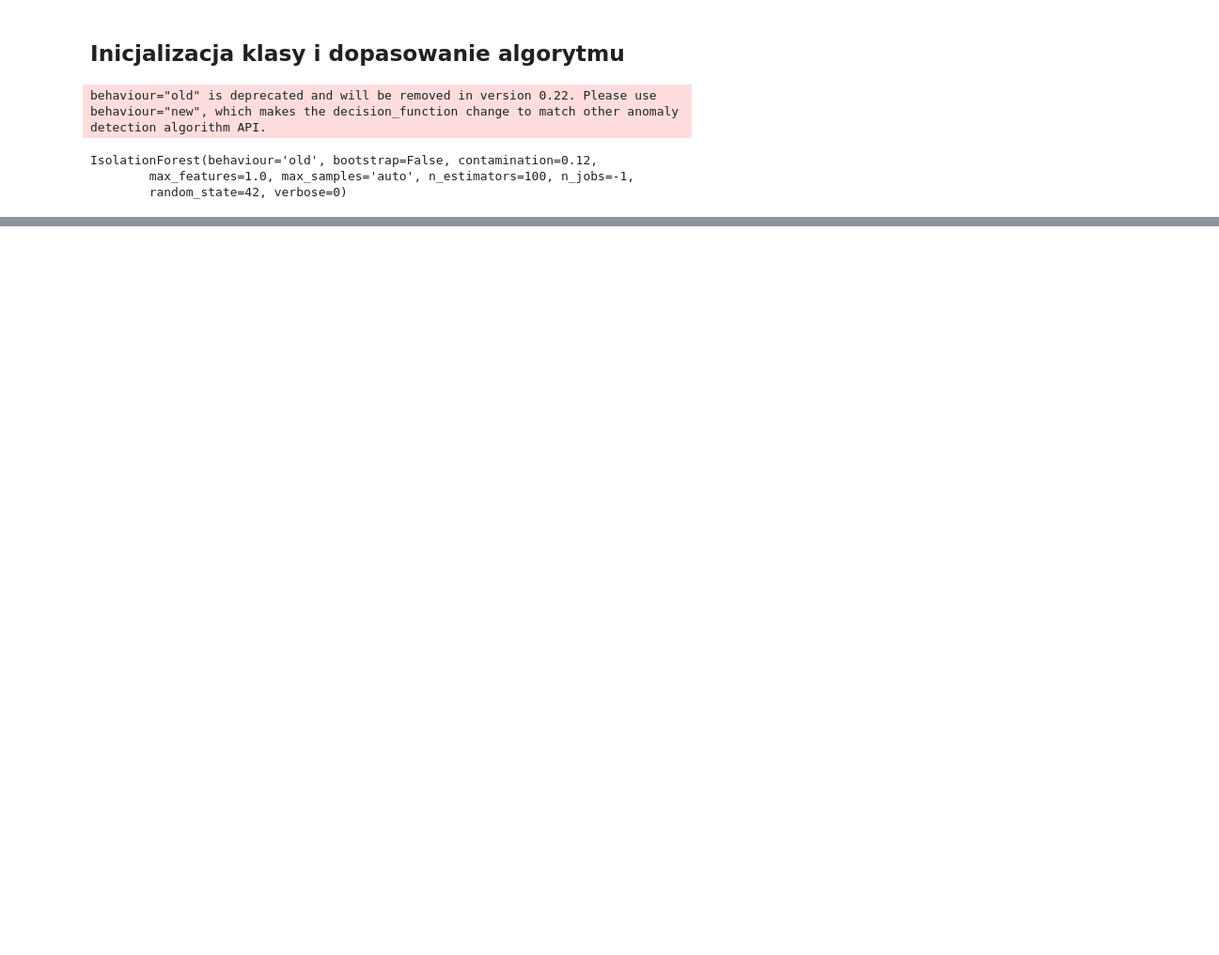
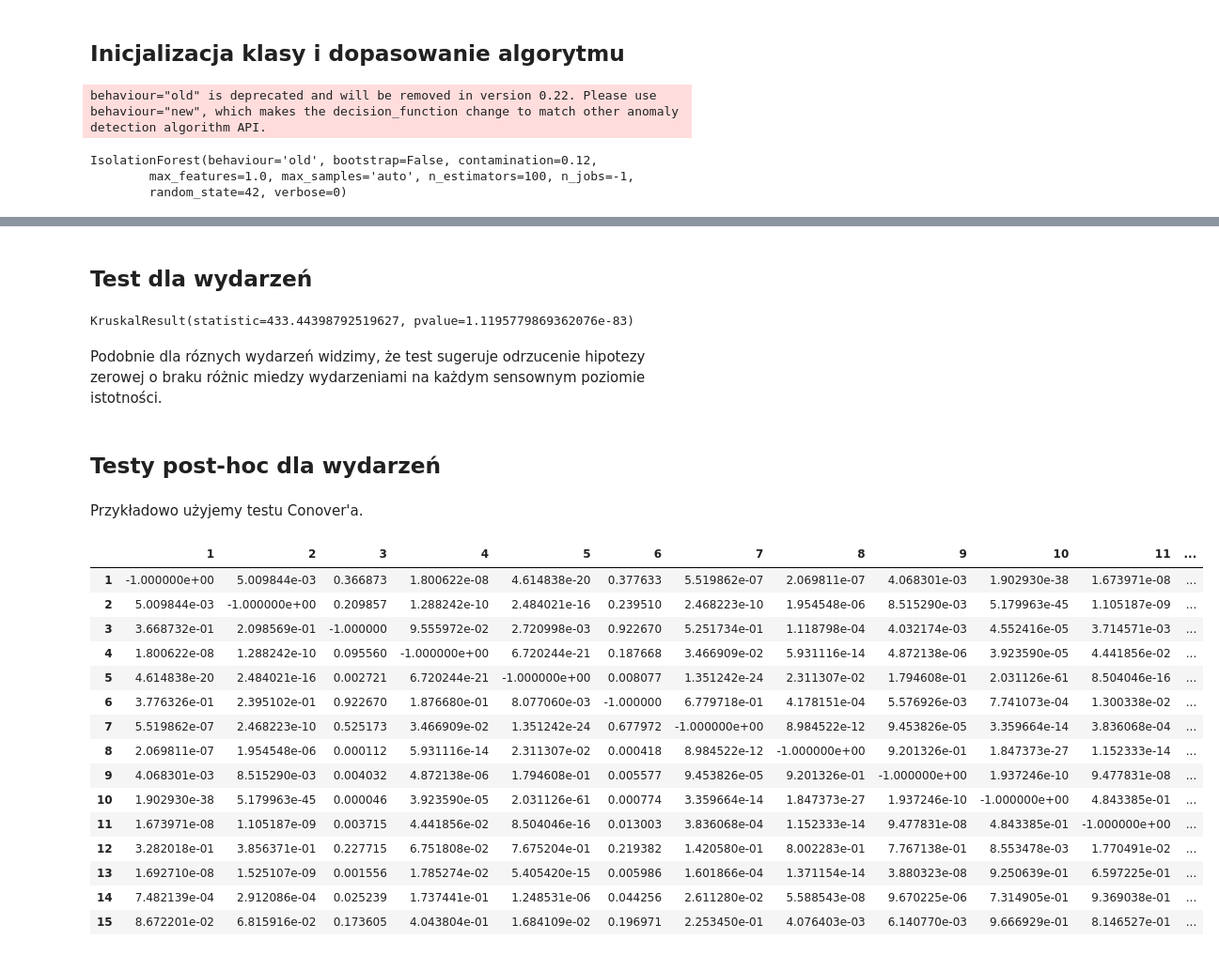
Before and after one commit to izakos/Projekt-eksploracyjna_analiza_danych, a Jupyter notebook: skrypty/Analiza statystyczna.ipynb, the cells around one changed output, grey strips where cells are left out. Shown: that part at 94% size. Drawn from its saved outputs; the diff is of its cells as text; code cells hidden in the pictures; blank space fills up the shorter version.

```diff
--- a/skrypty/Analiza statystyczna.ipynb
+++ b/skrypty/Analiza statystyczna.ipynb
@@ -127,0 +241,40 @@ Data with input dtype int64, float64 were all converted to float64 by StandardSc
+# %% [markdown]
+## Test dla wydarzeń
+# %%
+y = []
+for ids, event in enumerate(pd.unique(dane.events)):
+    y.append(dane[dane.events == event].iloc[:,5:24].avg_temp)
+
+stats.kruskal(*y)
+# %% [output]
+KruskalResult(statistic=433.44398792519627, pvalue=1.1195779869362076e-83)
+# %% [markdown]
+Podobnie dla róznych wydarzeń widzimy, że test sugeruje odrzucenie hipotezy zerowej o braku różnic miedzy wydarzeniami na każdym sensownym poziomie istotności.
+# %% [markdown]
+## Testy post-hoc dla wydarzeń
+# %% [markdown]
+Przykładowo użyjemy testu Conover'a.
+# %%
+y = []
+for ids, event in enumerate(pd.unique(dane.events)):
+    y.append(dane[dane.events == event].iloc[:,5:24].avg_temp.tolist())
+
+pc = sp.posthoc_conover(y)
+pc
+# %% [output]
+|  | 1 | 2 | 3 | 4 | 5 | 6 | 7 | 8 | 9 | 10 | 11 | ... |
+| 1 | -1.000000e+00 | 5.009844e-03 | 0.366873 | 1.800622e-08 | 4.614838e-20 | 0.377633 | 5.519862e-07 | 2.069811e-07 | 4.068301e-03 | 1.902930e-38 | 1.673971e-08 | ... |
+| 2 | 5.009844e-03 | -1.000000e+00 | 0.209857 | 1.288242e-10 | 2.484021e-16 | 0.239510 | 2.468223e-10 | 1.954548e-06 | 8.515290e-03 | 5.179963e-45 | 1.105187e-09 | ... |
+| 3 | 3.668732e-01 | 2.098569e-01 | -1.000000 | 9.555972e-02 | 2.720998e-03 | 0.922670 | 5.251734e-01 | 1.118798e-04 | 4.032174e-03 | 4.552416e-05 | 3.714571e-03 | ... |
+| 4 | 1.800622e-08 | 1.288242e-10 | 0.095560 | -1.000000e+00 | 6.720244e-21 | 0.187668 | 3.466909e-02 | 5.931116e-14 | 4.872138e-06 | 3.923590e-05 | 4.441856e-02 | ... |
+| 5 | 4.614838e-20 | 2.484021e-16 | 0.002721 | 6.720244e-21 | -1.000000e+00 | 0.008077 | 1.351242e-24 | 2.311307e-02 | 1.794608e-01 | 2.031126e-61 | 8.504046e-16 | ... |
+| 6 | 3.776326e-01 | 2.395102e-01 | 0.922670 | 1.876680e-01 | 8.077060e-03 | -1.000000 | 6.779718e-01 | 4.178151e-04 | 5.576926e-03 | 7.741073e-04 | 1.300338e-02 | ... |
+| 7 | 5.519862e-07 | 2.468223e-10 | 0.525173 | 3.466909e-02 | 1.351242e-24 | 0.677972 | -1.000000e+00 | 8.984522e-12 | 9.453826e-05 | 3.359664e-14 | 3.836068e-04 | ... |
+| 8 | 2.069811e-07 | 1.954548e-06 | 0.000112 | 5.931116e-14 | 2.311307e-02 | 0.000418 | 8.984522e-12 | -1.000000e+00 | 9.201326e-01 | 1.847373e-27 | 1.152333e-14 | ... |
+| 9 | 4.068301e-03 | 8.515290e-03 | 0.004032 | 4.872138e-06 | 1.794608e-01 | 0.005577 | 9.453826e-05 | 9.201326e-01 | -1.000000e+00 | 1.937246e-10 | 9.477831e-08 | ... |
+| 10 | 1.902930e-38 | 5.179963e-45 | 0.000046 | 3.923590e-05 | 2.031126e-61 | 0.000774 | 3.359664e-14 | 1.847373e-27 | 1.937246e-10 | -1.000000e+00 | 4.843385e-01 | ... |
+| 11 | 1.673971e-08 | 1.105187e-09 | 0.003715 | 4.441856e-02 | 8.504046e-16 | 0.013003 | 3.836068e-04 | 1.152333e-14 | 9.477831e-08 | 4.843385e-01 | -1.000000e+00 | ... |
+| 12 | 3.282018e-01 | 3.856371e-01 | 0.227715 | 6.751808e-02 | 7.675204e-01 | 0.219382 | 1.420580e-01 | 8.002283e-01 | 7.767138e-01 | 8.553478e-03 | 1.770491e-02 | ... |
+| 13 | 1.692710e-08 | 1.525107e-09 | 0.001556 | 1.785274e-02 | 5.405420e-15 | 0.005986 | 1.601866e-04 | 1.371154e-14 | 3.880323e-08 | 9.250639e-01 | 6.597225e-01 | ... |
+| 14 | 7.482139e-04 | 2.912086e-04 | 0.025239 | 1.737441e-01 | 1.248531e-06 | 0.044256 | 2.611280e-02 | 5.588543e-08 | 9.670225e-06 | 7.314905e-01 | 9.369038e-01 | ... |
+| 15 | 8.672201e-02 | 6.815916e-02 | 0.173605 | 4.043804e-01 | 1.684109e-02 | 0.196971 | 2.253450e-01 | 4.076403e-03 | 6.140770e-03 | 9.666929e-01 | 8.146527e-01 | ... |
```
Also changed, not shown: parts of 73 cells of this notebook.
